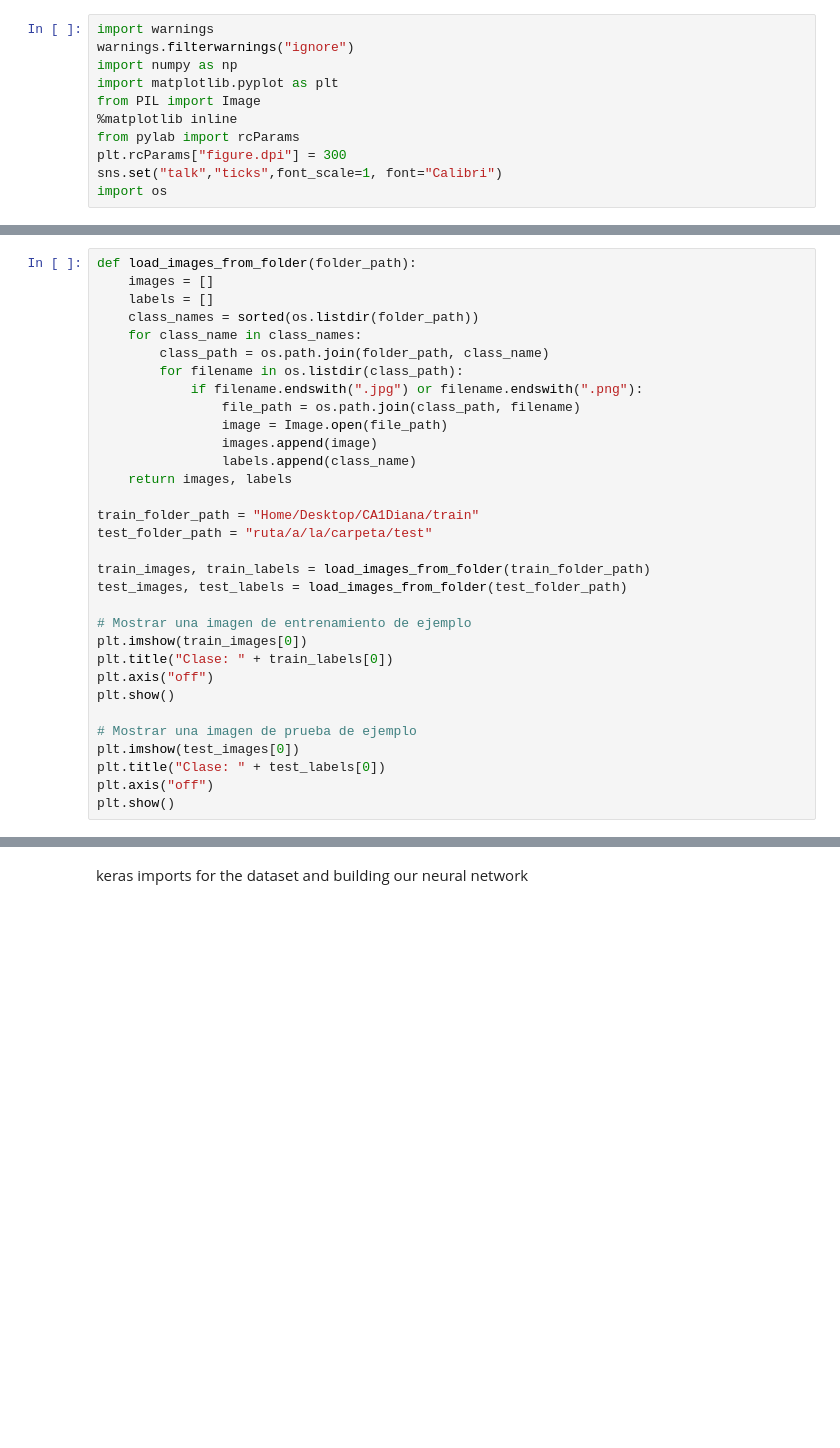
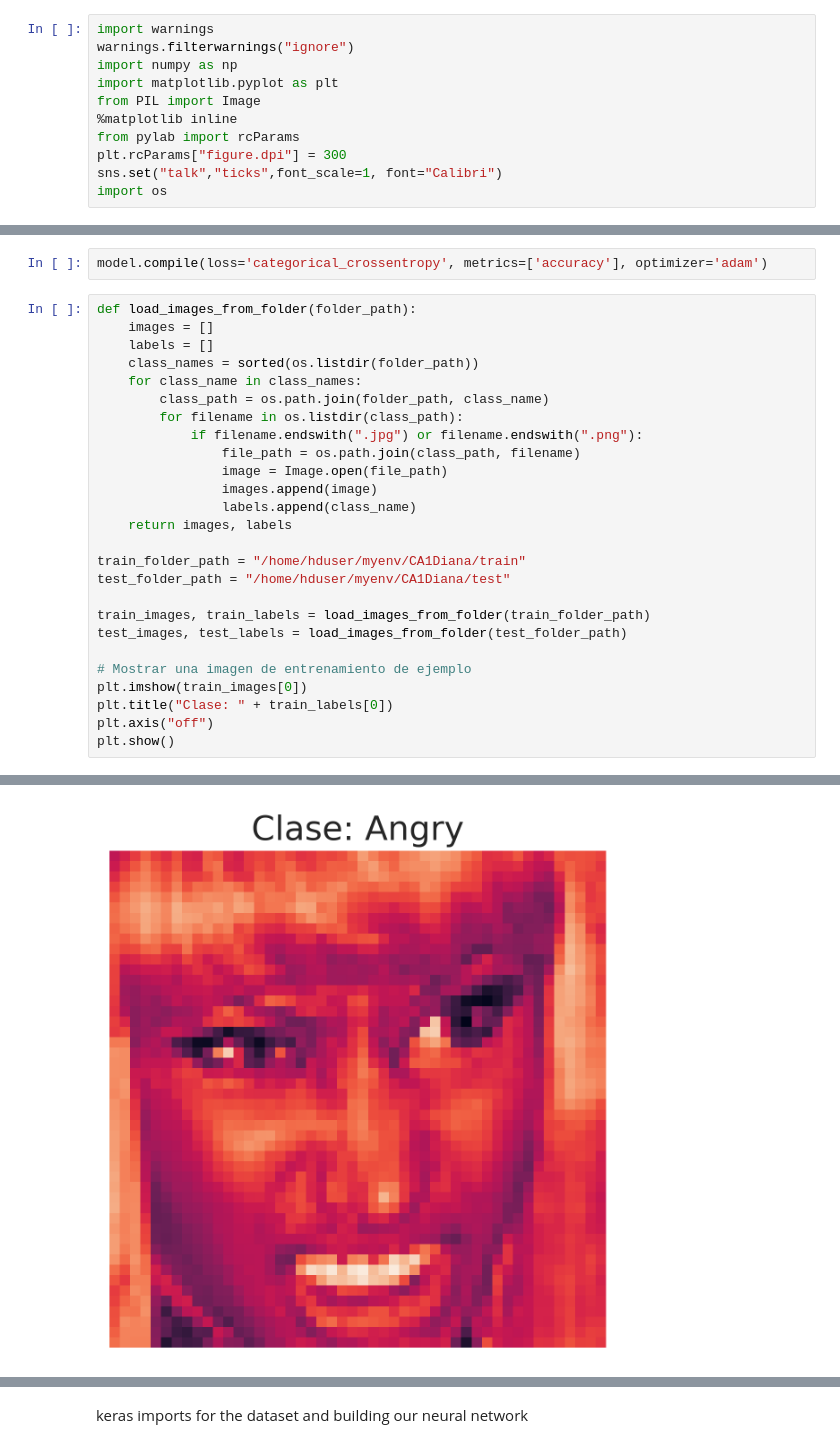
Before and after one commit to diagarmar29/CA1, a Jupyter notebook: Recognition of emotions through facil expressions.ipynb, the cells around one changed output, grey strips where cells are left out. Drawn from its saved outputs; the diff is of its cells as text; blank space fills up the shorter version.

```diff
--- a/Recognition of emotions through facil expressions.ipynb
+++ b/Recognition of emotions through facil expressions.ipynb
@@ -29,3 +234,5 @@ pic.show()
+# %%
+model.compile(loss='categorical_crossentropy', metrics=['accuracy'], optimizer='adam')
 # %%
 def load_images_from_folder(folder_path):
     images = []
@@ -41,8 +248,8 @@ def load_images_from_folder(folder_path):
                 labels.append(class_name)
     return images, labels
 
-train_folder_path = "Home/Desktop/CA1Diana/train"
-test_folder_path = "ruta/a/la/carpeta/test"
+train_folder_path = "/home/hduser/myenv/CA1Diana/train"
+test_folder_path = "/home/hduser/myenv/CA1Diana/test"
 
 train_images, train_labels = load_images_from_folder(train_folder_path)
 test_images, test_labels = load_images_from_folder(test_folder_path)
@@ -52,10 +259,4 @@ plt.imshow(train_images[0])
 plt.title("Clase: " + train_labels[0])
 plt.axis("off")
 plt.show()
-
-# Mostrar una imagen de prueba de ejemplo
-plt.imshow(test_images[0])
-plt.title("Clase: " + test_labels[0])
-plt.axis("off")
-plt.show()
 # %% [output]
@@ -62,0 +280 @@ FileNotFoundError: [Errno 2] No such file or directory: 'ruta/a/la/carpeta/train
+[figure, added]
```
Also changed, not shown: parts of 24 cells of this notebook.
